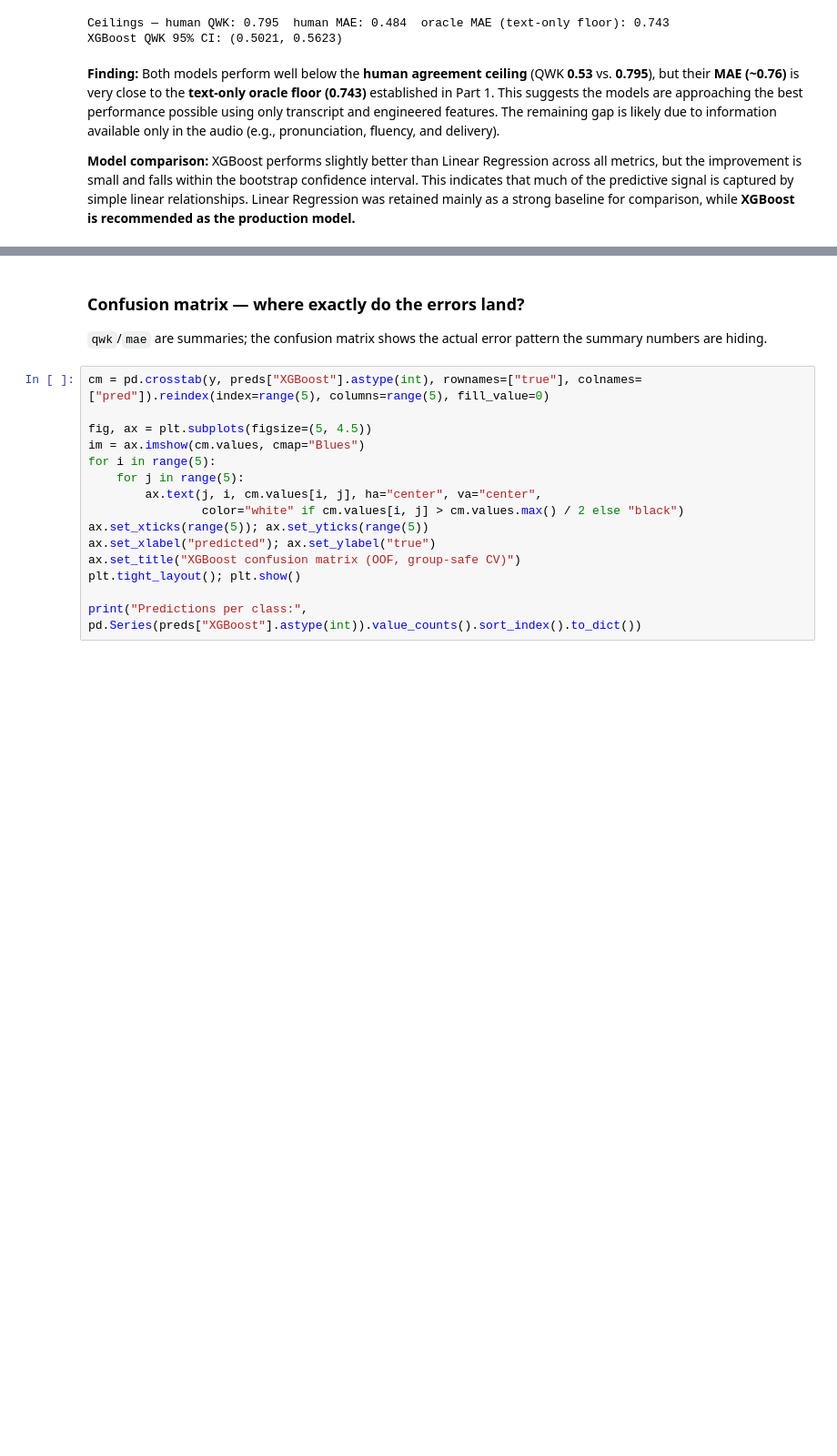
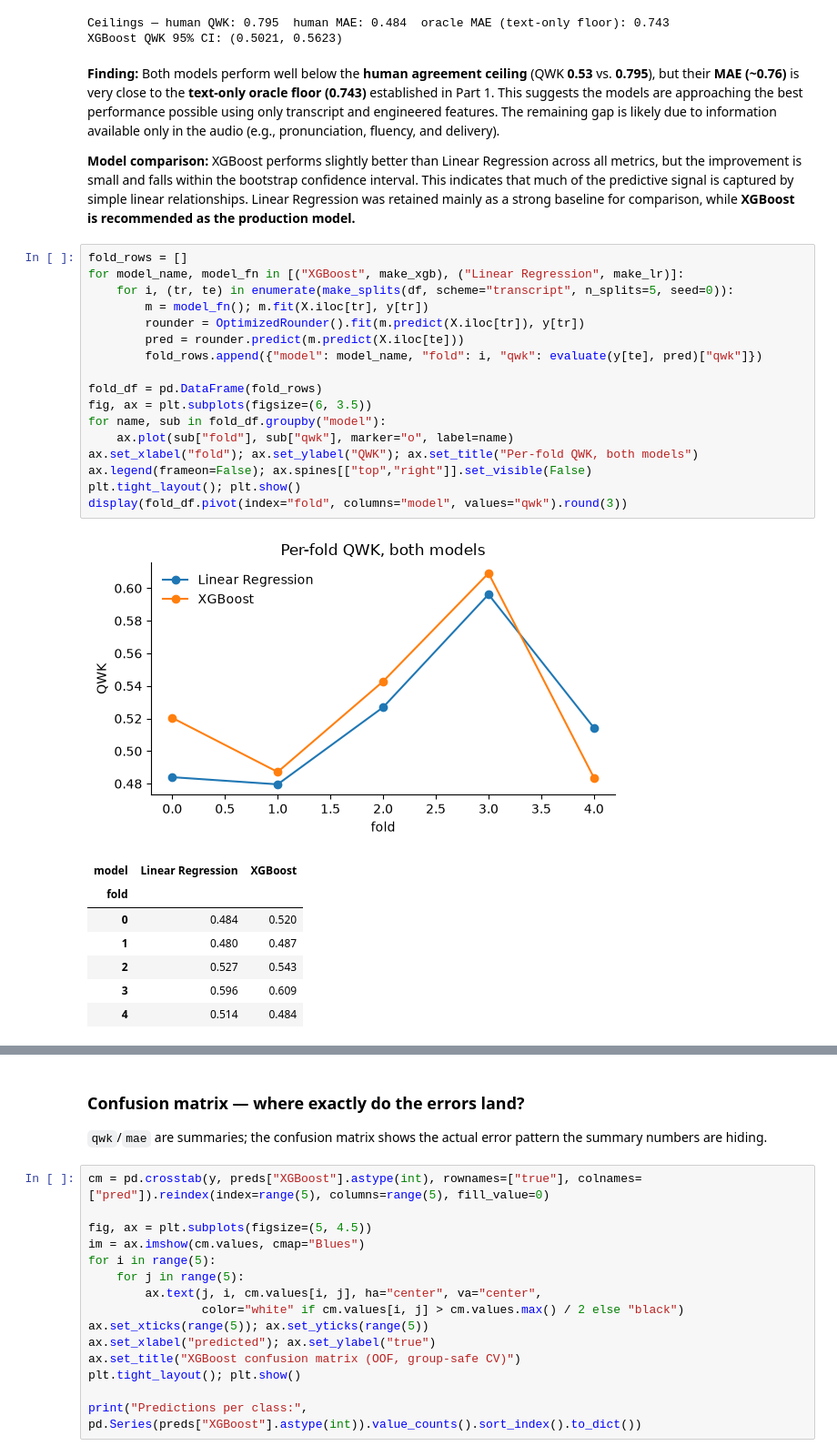
Before and after one commit to rahul-srinivas08/learner-response-scoring, a Jupyter notebook: Part_2_Classical_ML.ipynb, the cells around one changed output, grey strips where cells are left out. Shown at 91% size. Drawn from its saved outputs; the diff is of its cells as text; blank space fills up the shorter version.

```diff
--- a/Part_2_Classical_ML.ipynb
+++ b/Part_2_Classical_ML.ipynb
@@ -93,3 +93,29 @@ XGBoost QWK 95% CI: (0.5021, 0.5623)
 **Finding:** Both models perform well below the **human agreement ceiling** (QWK **0.53** vs. **0.795**), but their **MAE (~0.76)** is very close to the **text-only oracle floor (0.743)** established in Part 1. This suggests the models are approaching the best performance possible using only transcript and engineered features. The remaining gap is likely due to information available only in the audio (e.g., pronunciation, fluency, and delivery).
 
 **Model comparison:** XGBoost performs slightly better than Linear Regression across all metrics, but the improvement is small and falls within the bootstrap confidence interval. This indicates that much of the predictive signal is captured by simple linear relationships. Linear Regression was retained mainly as a strong baseline for comparison, while **XGBoost is recommended as the production model.**
+# %%
+fold_rows = []
+for model_name, model_fn in [("XGBoost", make_xgb), ("Linear Regression", make_lr)]:
+    for i, (tr, te) in enumerate(make_splits(df, scheme="transcript", n_splits=5, seed=0)):
+        m = model_fn(); m.fit(X.iloc[tr], y[tr])
+        rounder = OptimizedRounder().fit(m.predict(X.iloc[tr]), y[tr])
+        pred = rounder.predict(m.predict(X.iloc[te]))
+        fold_rows.append({"model": model_name, "fold": i, "qwk": evaluate(y[te], pred)["qwk"]})
+
+fold_df = pd.DataFrame(fold_rows)
+fig, ax = plt.subplots(figsize=(6, 3.5))
+for name, sub in fold_df.groupby("model"):
+    ax.plot(sub["fold"], sub["qwk"], marker="o", label=name)
+ax.set_xlabel("fold"); ax.set_ylabel("QWK"); ax.set_title("Per-fold QWK, both models")
+ax.legend(frameon=False); ax.spines[["top","right"]].set_visible(False)
+plt.tight_layout(); plt.show()
+display(fold_df.pivot(index="fold", columns="model", values="qwk").round(3))
+# %% [output]
+[figure, added]
+| model | Linear Regression | XGBoost |
+| fold |  |  |
+| 0 | 0.484 | 0.520 |
+| 1 | 0.480 | 0.487 |
+| 2 | 0.527 | 0.543 |
+| 3 | 0.596 | 0.609 |
+| 4 | 0.514 | 0.484 |
```
Also changed, not shown: parts of 2 cells of this notebook, 2 other files.
